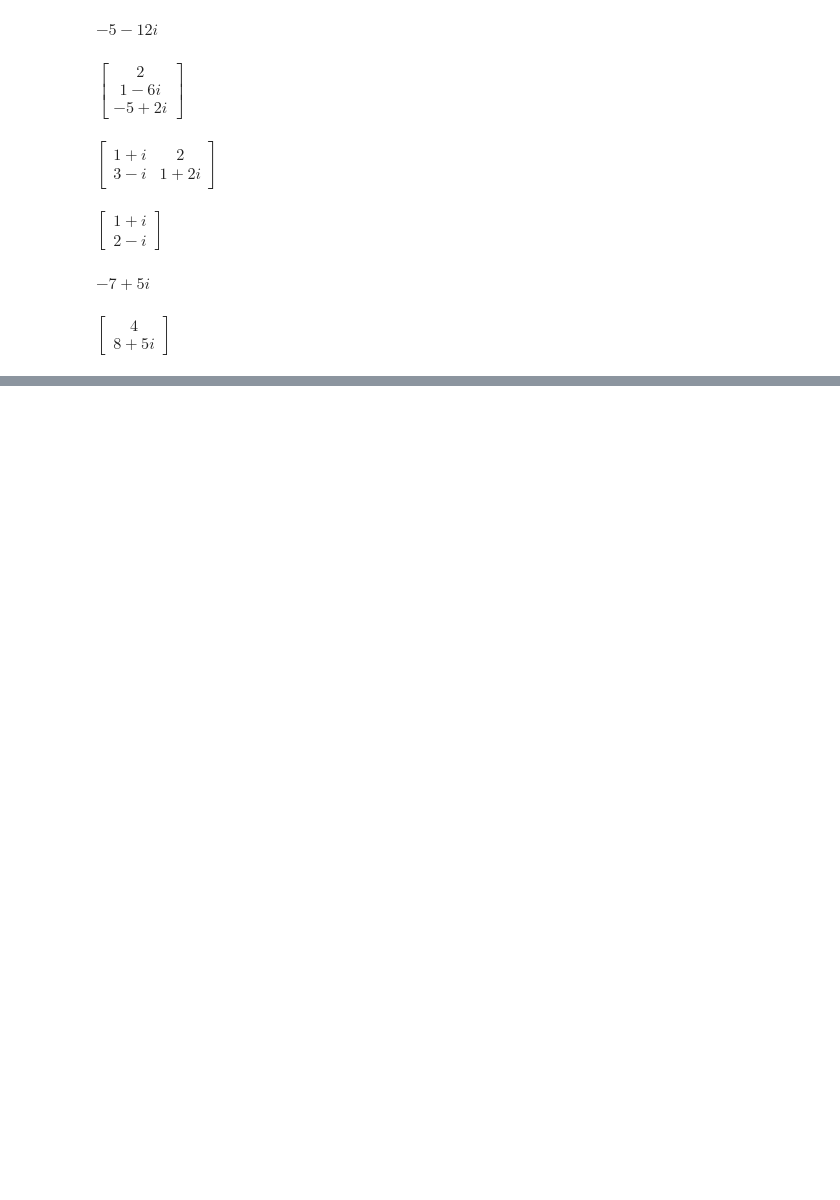
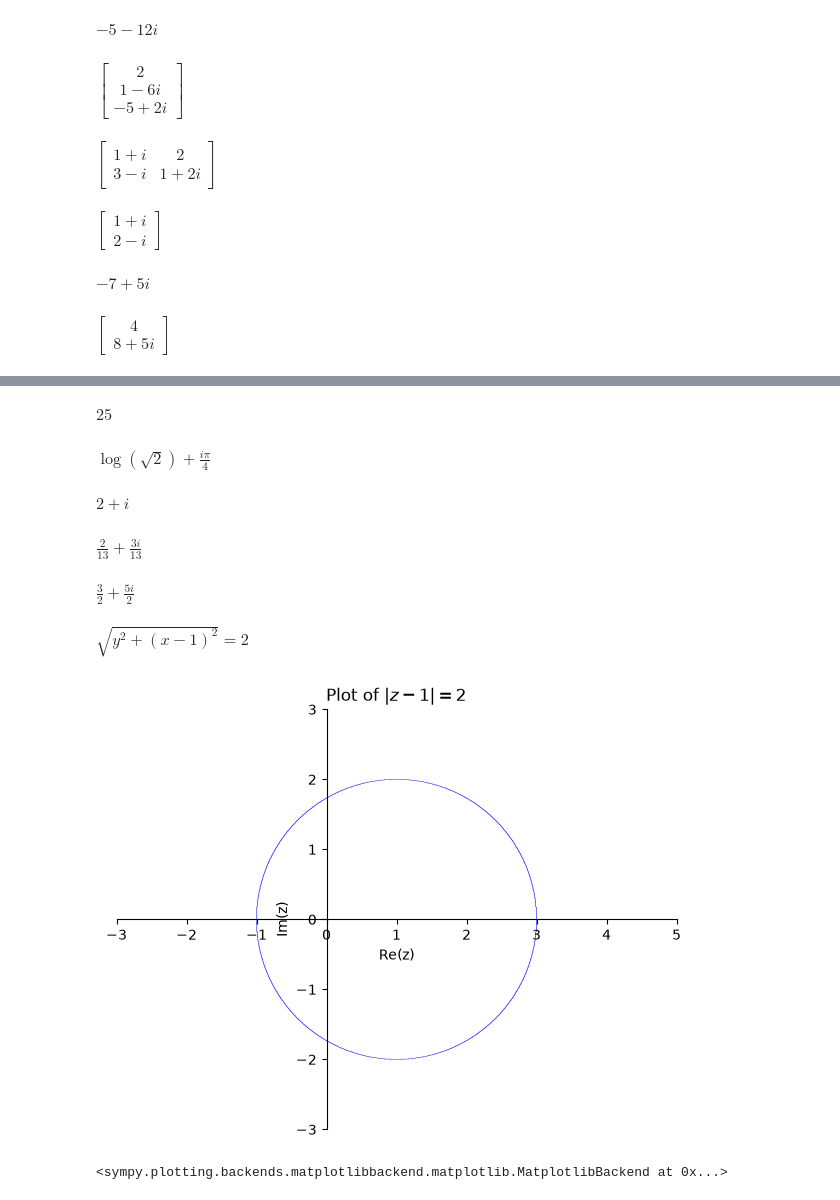
Before and after one commit to code4multiverse/Linear-Algebra, a Jupyter notebook: 009 Exam/001 Complex Number/1 sympy.ipynb, the cells around one changed output, grey strips where cells are left out. Drawn from its saved outputs; the diff is of its cells as text; code cells hidden in the pictures; blank space fills up the shorter version.

```diff
--- a/009 Exam/001 Complex Number/1 sympy.ipynb
+++ b/009 Exam/001 Complex Number/1 sympy.ipynb
@@ -391,0 +398,54 @@ $\displaystyle \left[\begin{matrix}4\\8 + 5 i\end{matrix}\right]$
+# %%
+#41
+
+sp.Abs(3-4*sp.I) * sp.conjugate( sp.Abs(3-4*sp.I) )
+# %% [output]
+$\displaystyle 25$
+# %%
+#42
+
+z = 1 + sp.I
+result = sp.log(sp.Abs(z)) + sp.I * sp.arg(z)
+display(result)
+# %% [output]
+$\displaystyle \log{\left(\sqrt{2} \right)} + \frac{i \pi}{4}$
+# %%
+#43
+
+sp.sqrt(3+4*sp.I)
+# %% [output]
+$\displaystyle 2 + i$
+# %%
+#44
+
+
+sp.expand_complex( 1/(2-3*sp.I) )
+# %% [output]
+$\displaystyle \frac{2}{13} + \frac{3 i}{13}$
+# %%
+#45
+
+j = sp.I
+
+sp.expand_complex( ( (1+2*j)+(3-j) )/( 1-j) )
+# %% [output]
+$\displaystyle \frac{3}{2} + \frac{5 i}{2}$
+# %%
+#46
+
+x, y = sp.symbols('x y', real=True)
+
+# explain why equation |z - 1| = 2 to be
+expr = sp.Eq(sp.sqrt((x-1)**2 + y**2), 2)
+
+display(expr)
+
+# To plot using sympy.plot_implicit:
+sp.plot_implicit(expr, (x, -3, 5), (y, -3, 3),
+                 xlabel="Re(z)", ylabel="Im(z)",
+                 title=r"Plot of $|z-1|=2$",
+                 line_color='blue', show=True, aspect_ratio=(1,1))
+# %% [output]
+$\displaystyle \sqrt{y^{2} + \left(x - 1\right)^{2}} = 2$
+[figure, added]
+<sympy.plotting.backends.matplotlibbackend.matplotlib.MatplotlibBackend at 0x...>
```
Also changed, not shown: parts of 5 cells of this notebook.
